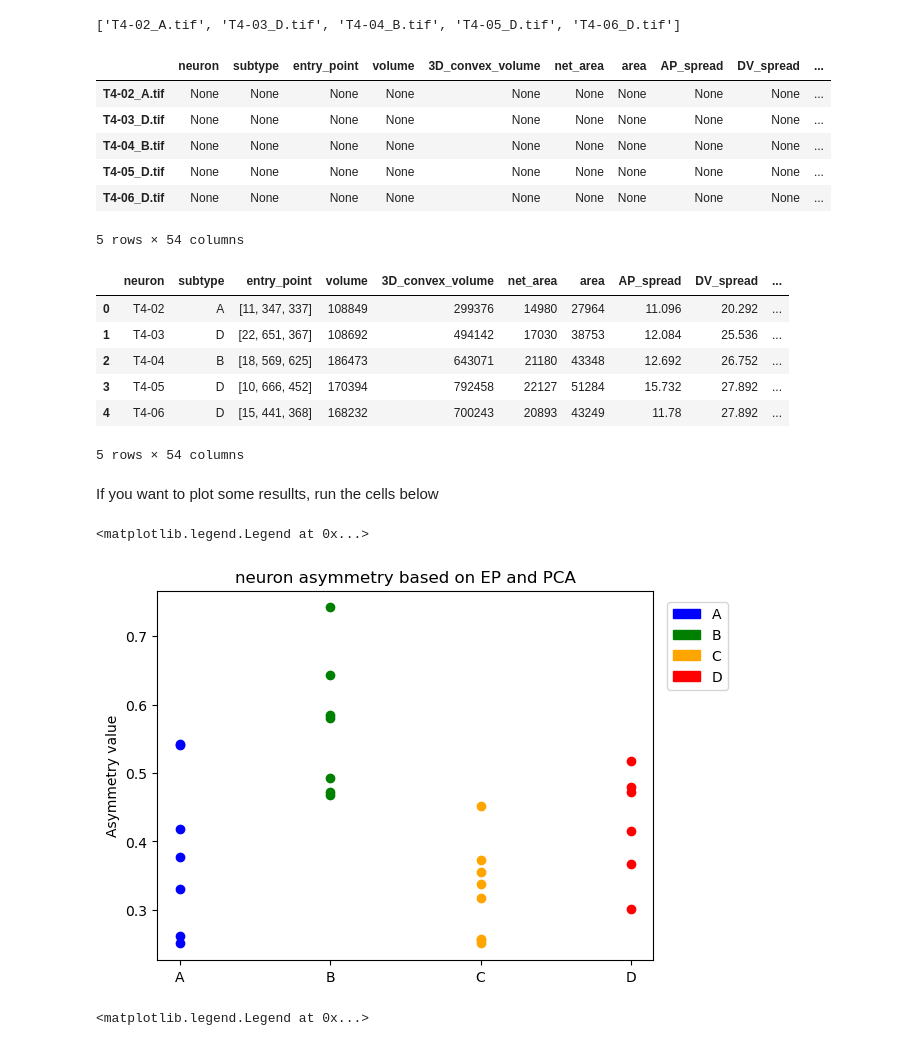
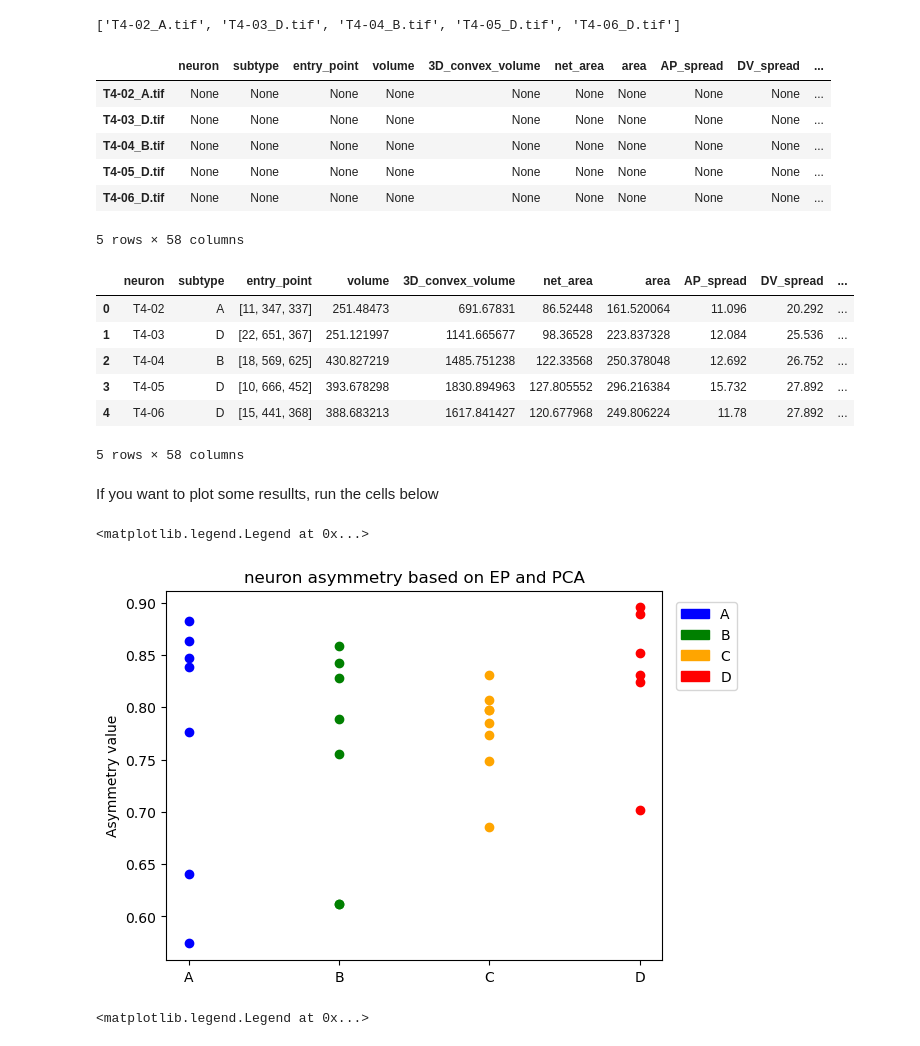
Before and after one commit to Asashou/TLI, a Jupyter notebook: pipeline/TLI_analysis/analysis_adult.ipynb, the cells around one changed output. Saved outputs shown, nothing was run; the diff lists cells and outputs as text; code cells hidden in the pictures.

```diff
--- a/pipeline/TLI_analysis/analysis_adult.ipynb
+++ b/pipeline/TLI_analysis/analysis_adult.ipynb
@@ -71,6 +86,7 @@ import matplotlib.patches as mpatches
 #  input and save paths
 data_path = '/home/tli_project/Desktop/Data/controls/adult_1/'
 save_path = '/home/tli_project/Desktop/Data/controls/adult_1/output/'
+px_resolution = (0.4, 0.076, 0.076) #z,y,x resolution
 # %%
 # getting list of image file names in data_path
 N_folders = [name for name in os.listdir(data_path) if os.path.isfile(os.path.join(data_path, name))]
@@ -91,20 +107,19 @@ entry_points = {neu:[int(x) for x in val] for neu,val in entry_points.items()}
 # %%
 results_cols = ['neuron','subtype', 'entry_point',
                 'volume','3D_convex_volume', 'net_area', 'area',
-                'AP_spread', 'DV_spread',
+                'AP_spread', 'DV_spread', 'eccentricity', 'ellipticity','PCA_elongation', 'circularity',
                 'density_2D', 'density_3D', 'object_perimeter', 'convex_perimeter',
-                'circularity', 'compactness', 'surface_area', '3D_convex_surface',
-                'eccentricity', 'convexity_2D', 'convexity_3D', 'orientation',
+                'compactness', 'surface_area', '3D_convex_surface',
+                'convexity_2D', 'convexity_3D', 'orientation',
                 'feret_diameter_max',
-                'DGI',
                 'centroidZ','centroidY', 'centroidX',
-                'cen_EP_dis', 'cen_EP_angle', 'cen_EP_yx',
+                'cen_EP_dis', 'cen_EP_angle', 'cen_EP_y', 'cen_EP_x',
                 'asymmetry', 'x_asymmetry', 'y_asymmetry', 'PC1_asymmetry', 'PC2_asymmetry',
                 'xP_weight','xP_scale','xP_angle','xP_xy', #all of this part is for the results from PCA_analysis
                 'xN_weight','xN_scale','xN_angle','xN_xy',
                 'yP_weight','yP_scale','yP_angle','yP_xy',
                 'yN_weight','yN_scale','yN_angle','yN_xy',
-                'PC1_angle','PC1_x','PC1_y','PC1_shift_centroid']
+                'PC1_angle','PC1_x','PC1_y','PC1_shift_centroid_y', 'PC1_shift_centroid_x', 'DGI']
 results_df = pd.DataFrame(columns=results_cols)
 for i, neu_file in enumerate(N_folders):
     results_df.loc[neu_file] = [None for col in results_df.columns]
@@ -117,5 +132,5 @@ results_df.head()
 | T4-04_B.tif | None | None | None | None | None | None | None | None | None | ... |
 | T4-05_D.tif | None | None | None | None | None | None | None | None | None | ... |
 | T4-06_D.tif | None | None | None | None | None | None | None | None | None | ... |
-5 rows × 54 columns
+5 rows × 58 columns
 # %%
@@ -204,11 +230,11 @@ results_df.index = range(len(N_folders))
 results_df.head()
 # %% [output]
 |  | neuron | subtype | entry_point | volume | 3D_convex_volume | net_area | area | AP_spread | DV_spread | ... |
-| 0 | T4-02 | A | [11, 347, 337] | 108849 | 299376 | 14980 | 27964 | 11.096 | 20.292 | ... |
-| 1 | T4-03 | D | [22, 651, 367] | 108692 | 494142 | 17030 | 38753 | 12.084 | 25.536 | ... |
-| 2 | T4-04 | B | [18, 569, 625] | 186473 | 643071 | 21180 | 43348 | 12.692 | 26.752 | ... |
-| 3 | T4-05 | D | [10, 666, 452] | 170394 | 792458 | 22127 | 51284 | 15.732 | 27.892 | ... |
-| 4 | T4-06 | D | [15, 441, 368] | 168232 | 700243 | 20893 | 43249 | 11.78 | 27.892 | ... |
+| 0 | T4-02 | A | [11, 347, 337] | 251.48473 | 691.67831 | 86.52448 | 161.520064 | 11.096 | 20.292 | ... |
+| 1 | T4-03 | D | [22, 651, 367] | 251.121997 | 1141.665677 | 98.36528 | 223.837328 | 12.084 | 25.536 | ... |
+| 2 | T4-04 | B | [18, 569, 625] | 430.827219 | 1485.751238 | 122.33568 | 250.378048 | 12.692 | 26.752 | ... |
+| 3 | T4-05 | D | [10, 666, 452] | 393.678298 | 1830.894963 | 127.805552 | 296.216384 | 15.732 | 27.892 | ... |
+| 4 | T4-06 | D | [15, 441, 368] | 388.683213 | 1617.841427 | 120.677968 | 249.806224 | 11.78 | 27.892 | ... |
-5 rows × 54 columns
+5 rows × 58 columns
 # %%
 # saving the result dataframe to a csv file
@@ -218,28 +244,28 @@ If you want to plot some resullts, run the cells below
 # %%
 # for scatter plot of Y_value grouped by subtype on the x_axis
 fig, ax = plt.subplots(1)
 colors = {'A':'b','B':'g','C':'orange','D':'r'}
 x_p = {'A':1,'B':2,'C':3,'D':4}
 # y_vals = (results_df.surface_area/results_df.volume)
 # y_vals = y_vals/y_vals.max()
-y_vals = results_df.asymmetry
+y_vals = results_df.PCA_elongation2
 for i,neu in enumerate(y_vals):
     ax.scatter(x_p[results_df.subtype[i]],neu,c=colors[results_df.subtype[i]])
 plt.title('neuron asymmetry based on EP and PCA')
 x = np.array([1,2,3,4])
 my_xticks = ['A','B','C','D']
 plt.xticks(x, my_xticks)
 plt.ylabel('Asymmetry value')
 
 legend_patches = []
 for subtype,color in colors.items():
     legend_patches.append(mpatches.Circle((0,0),10,color=color, label=subtype))
 plt.legend(handles=legend_patches, bbox_to_anchor=(1.15, 0.97),
             loc=1, borderaxespad=0., prop={'size': 10})
 # plt.savefig(save_path+'adult_T4_Asymmetry.png', facecolor='white', transparent=False)
 # %% [output]
 <matplotlib.legend.Legend at 0x...>
-[figure, old version]
+[figure, new version]
 # %%
 # To plot x,y value of one metric for individual neurons, colored by subtype
 fig, ax = plt.subplots(1)
```
Also changed, not shown: parts of 4 cells of this notebook.
